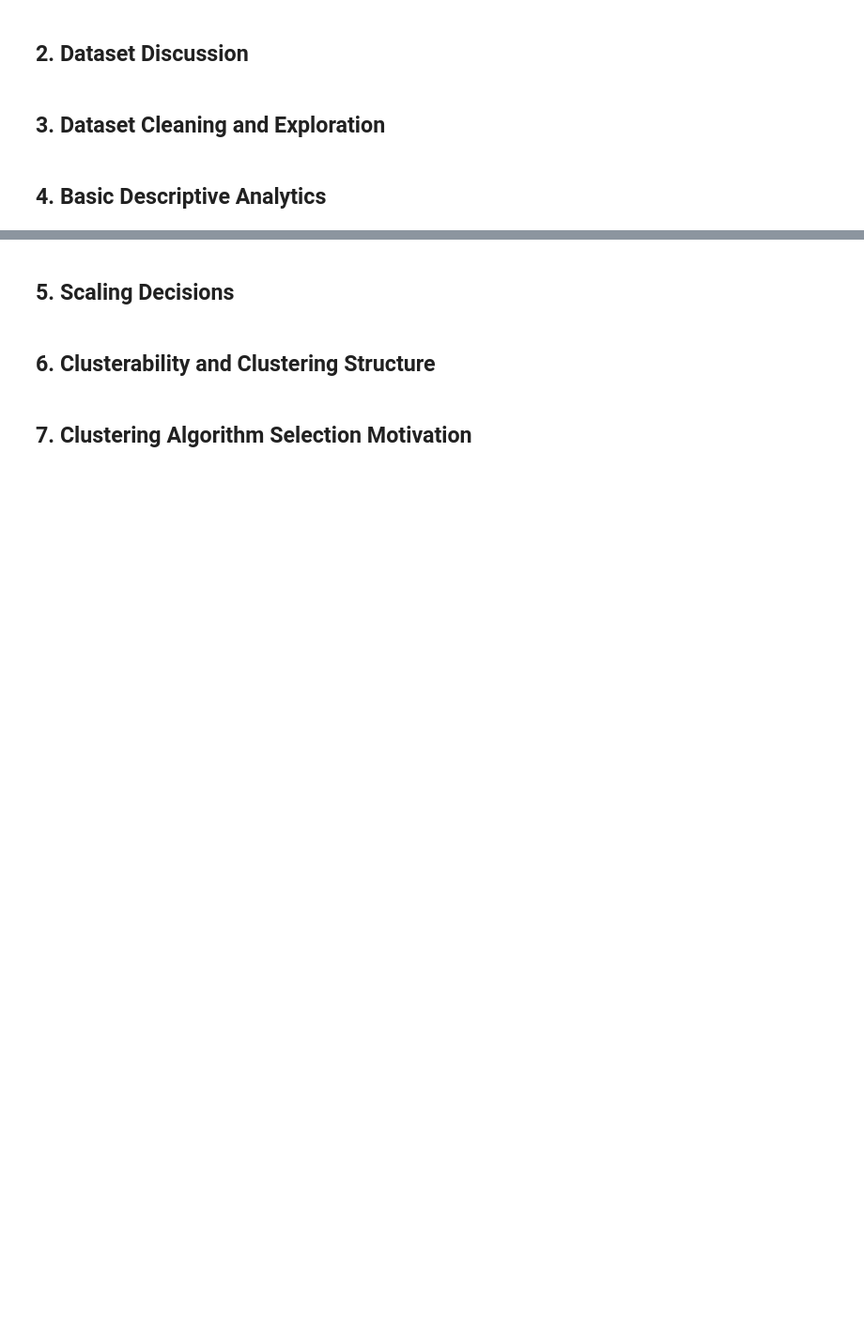
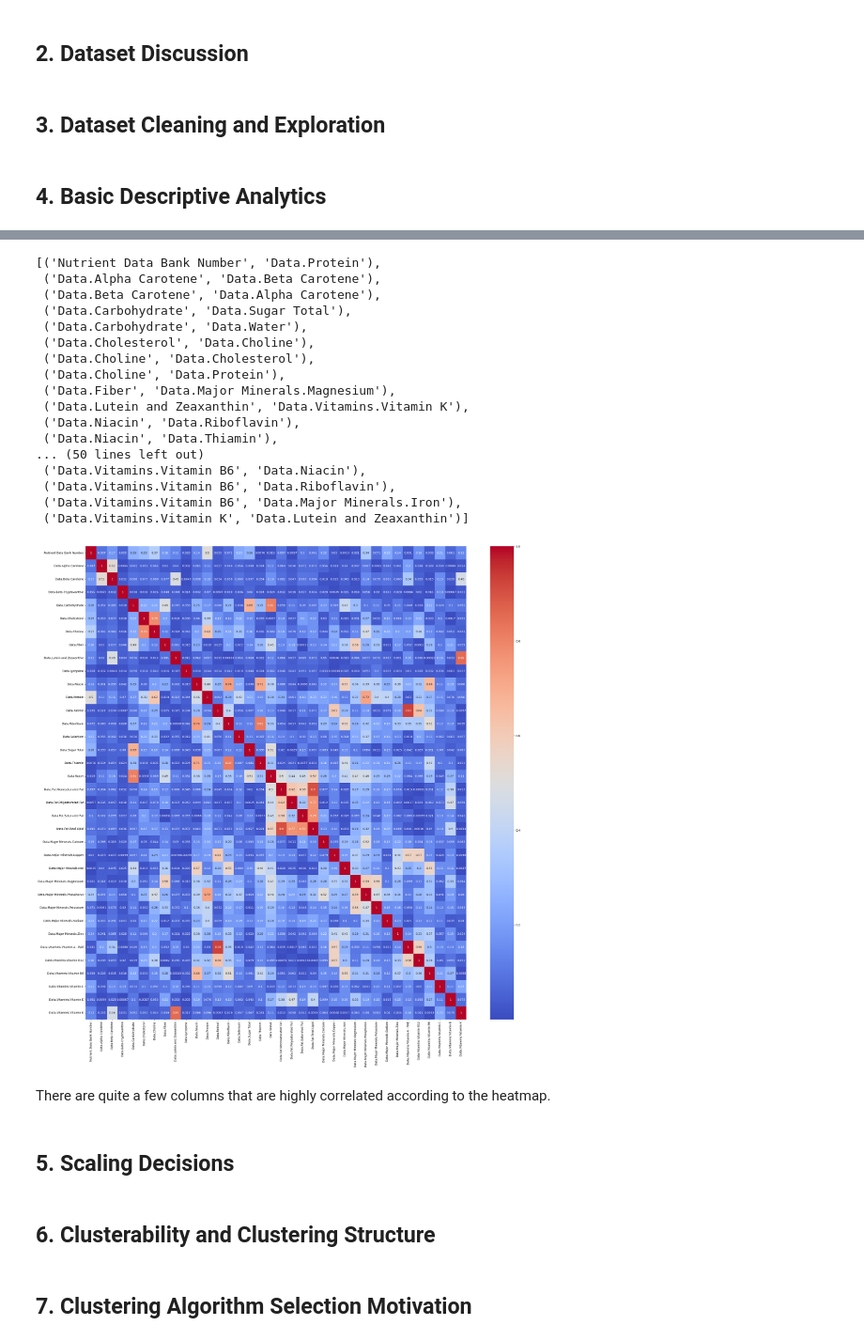
Before and after one commit to agrigortsuk/stat437project, a Jupyter notebook: project_template.ipynb, the cells around one changed output, grey strips where cells are left out. Shown at 94% size. Drawn from its saved outputs; the diff is of its cells as text; code cells hidden in the pictures; blank space fills up the shorter version.

```diff
--- a/project_template.ipynb
+++ b/project_template.ipynb
@@ -6,0 +17,4 @@
+# %%
+#read food.csv
+df = pd.read_csv('food.csv')
+df.head()
@@ -10,3 +32,10 @@
 ## 3. Dataset Cleaning and Exploration
 # %% [markdown]
 ## 4. Basic Descriptive Analytics
+# %%
+#seperate numerical data
+df_num = df.select_dtypes(include = ['float64', 'int64'])
+df_num.head()
+
+#summary of the numerical data
+df_num.describe()
@@ -13,3 +66,39 @@
+# %%
+#pairwise correlation of numerical data
+df_num_corr = df_num.corr()
+df_num_corr
+
+#heatmap of the correlation
+fig, ax = plt.subplots(figsize = (30, 30))
+sns.heatmap(abs(df_num_corr), annot = True, cmap = 'coolwarm')
+
+high_corr_pairs = [(column, correlated_column)
+                   for column in df_num_corr.columns
+                   for correlated_column in  df_num_corr.columns
+                   if (abs(df_num_corr.loc[column, correlated_column]) > 0.5) and (column != correlated_column)]
+
+high_corr_pairs
+# %% [output]
+[('Nutrient Data Bank Number', 'Data.Protein'),
+ ('Data.Alpha Carotene', 'Data.Beta Carotene'),
+ ('Data.Beta Carotene', 'Data.Alpha Carotene'),
+ ('Data.Carbohydrate', 'Data.Sugar Total'),
+ ('Data.Carbohydrate', 'Data.Water'),
+ ('Data.Cholesterol', 'Data.Choline'),
+ ('Data.Choline', 'Data.Cholesterol'),
+ ('Data.Choline', 'Data.Protein'),
+ ('Data.Fiber', 'Data.Major Minerals.Magnesium'),
+ ('Data.Lutein and Zeaxanthin', 'Data.Vitamins.Vitamin K'),
+ ('Data.Niacin', 'Data.Riboflavin'),
+ ('Data.Niacin', 'Data.Thiamin'),
+... (50 lines left out)
+ ('Data.Vitamins.Vitamin B6', 'Data.Niacin'),
+ ('Data.Vitamins.Vitamin B6', 'Data.Riboflavin'),
+ ('Data.Vitamins.Vitamin B6', 'Data.Major Minerals.Iron'),
+ ('Data.Vitamins.Vitamin K', 'Data.Lutein and Zeaxanthin')]
+[figure, added]
+# %% [markdown]
+There are quite a few columns that are highly correlated according to the heatmap.
 # %% [markdown]
 ## 5. Scaling Decisions
 # %% [markdown]
```
Also changed, not shown: parts of 4 cells of this notebook.
